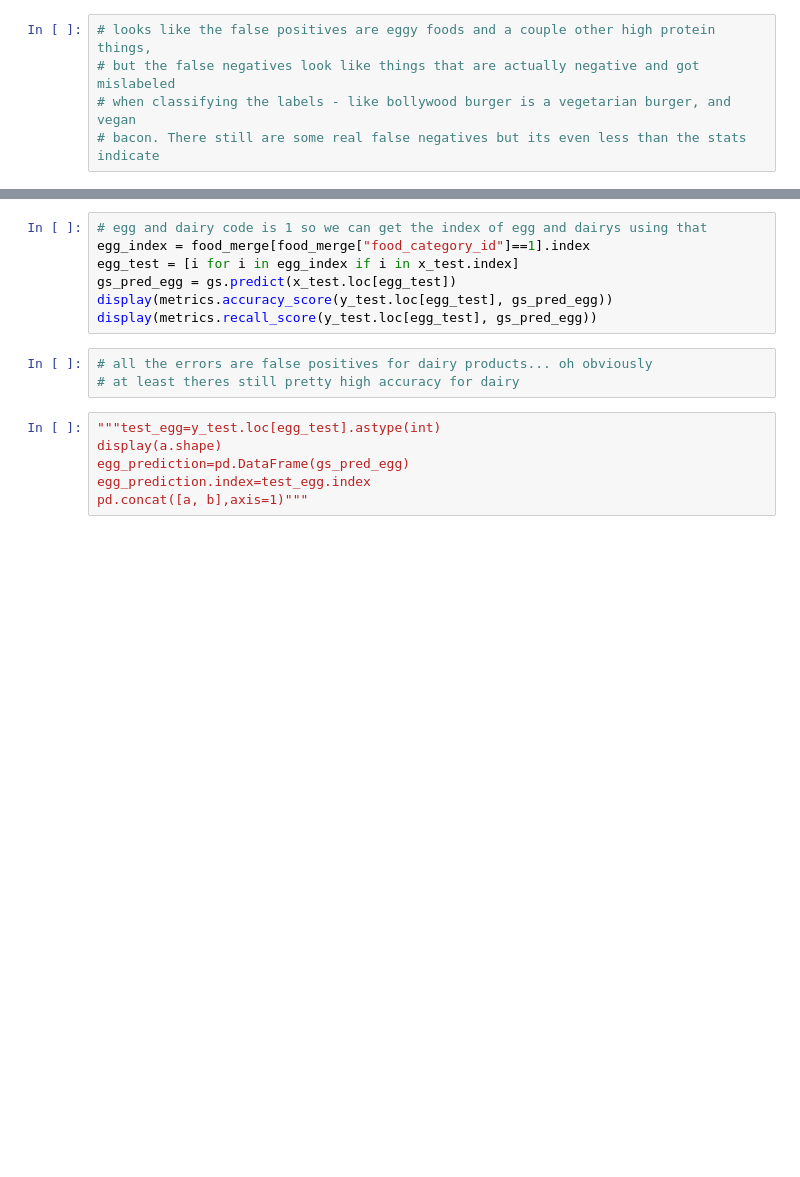
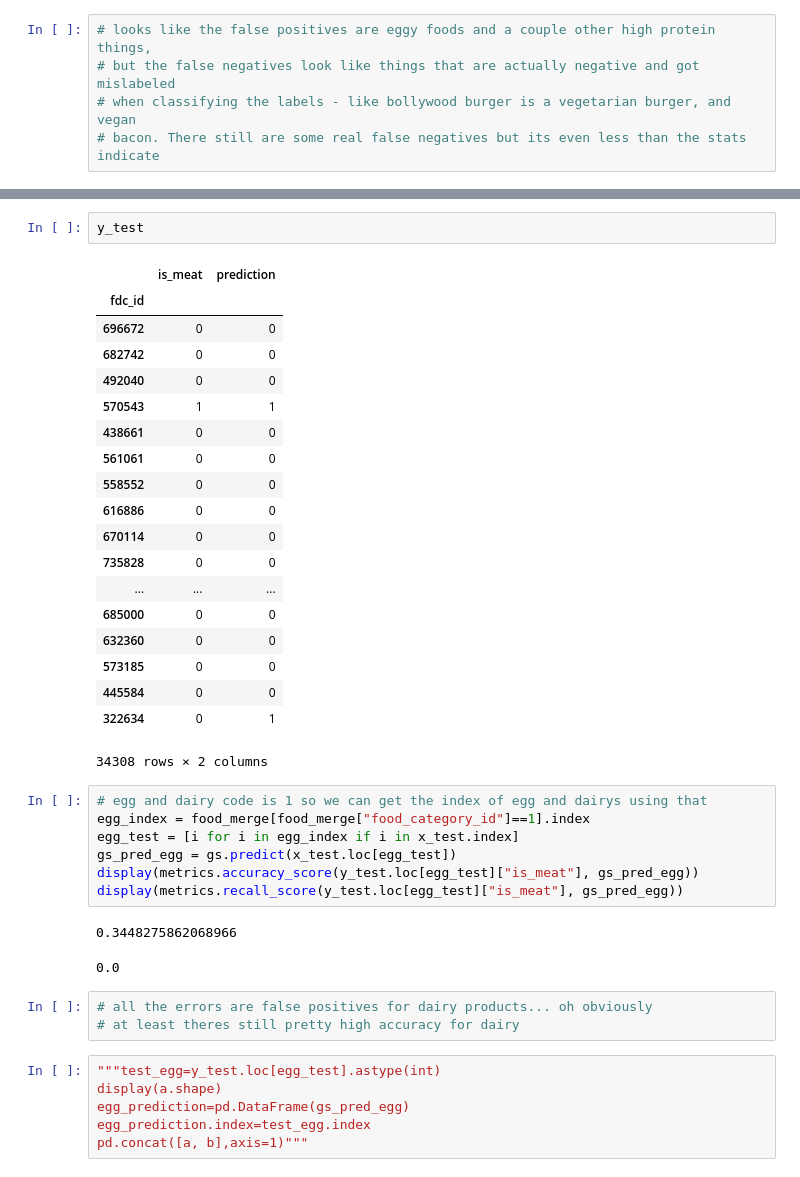
Before and after one commit to Mycotic/Food-Classifier, a Jupyter notebook: forest modeling final.ipynb, the cells around one changed output, grey strips where cells are left out. Drawn from its saved outputs; the diff is of its cells as text; blank space fills up the shorter version.

```diff
--- a/forest modeling final.ipynb
+++ b/forest modeling final.ipynb
@@ -73,10 +127,35 @@ egg_index
+# %%
+y_test
+# %% [output]
+|  | is_meat | prediction |
+| fdc_id |  |  |
+| 696672 | 0 | 0 |
+| 682742 | 0 | 0 |
+| 492040 | 0 | 0 |
+| 570543 | 1 | 1 |
+| 438661 | 0 | 0 |
+| 561061 | 0 | 0 |
+| 558552 | 0 | 0 |
+| 616886 | 0 | 0 |
+| 670114 | 0 | 0 |
+| 735828 | 0 | 0 |
+| ... | ... | ... |
+| 685000 | 0 | 0 |
+| 632360 | 0 | 0 |
+| 573185 | 0 | 0 |
+| 445584 | 0 | 0 |
+| 322634 | 0 | 1 |
+34308 rows × 2 columns
 # %%
 # egg and dairy code is 1 so we can get the index of egg and dairys using that
 egg_index = food_merge[food_merge["food_category_id"]==1].index
 egg_test = [i for i in egg_index if i in x_test.index]
 gs_pred_egg = gs.predict(x_test.loc[egg_test])
-display(metrics.accuracy_score(y_test.loc[egg_test], gs_pred_egg))
-display(metrics.recall_score(y_test.loc[egg_test], gs_pred_egg))
+display(metrics.accuracy_score(y_test.loc[egg_test]["is_meat"], gs_pred_egg))
+display(metrics.recall_score(y_test.loc[egg_test]["is_meat"], gs_pred_egg))
+# %% [output]
+0.3448275862068966
+0.0
 # %%
 # all the errors are false positives for dairy products... oh obviously
 # at least theres still pretty high accuracy for dairy
```
Also changed, not shown: parts of 19 cells of this notebook, 5 other files.
